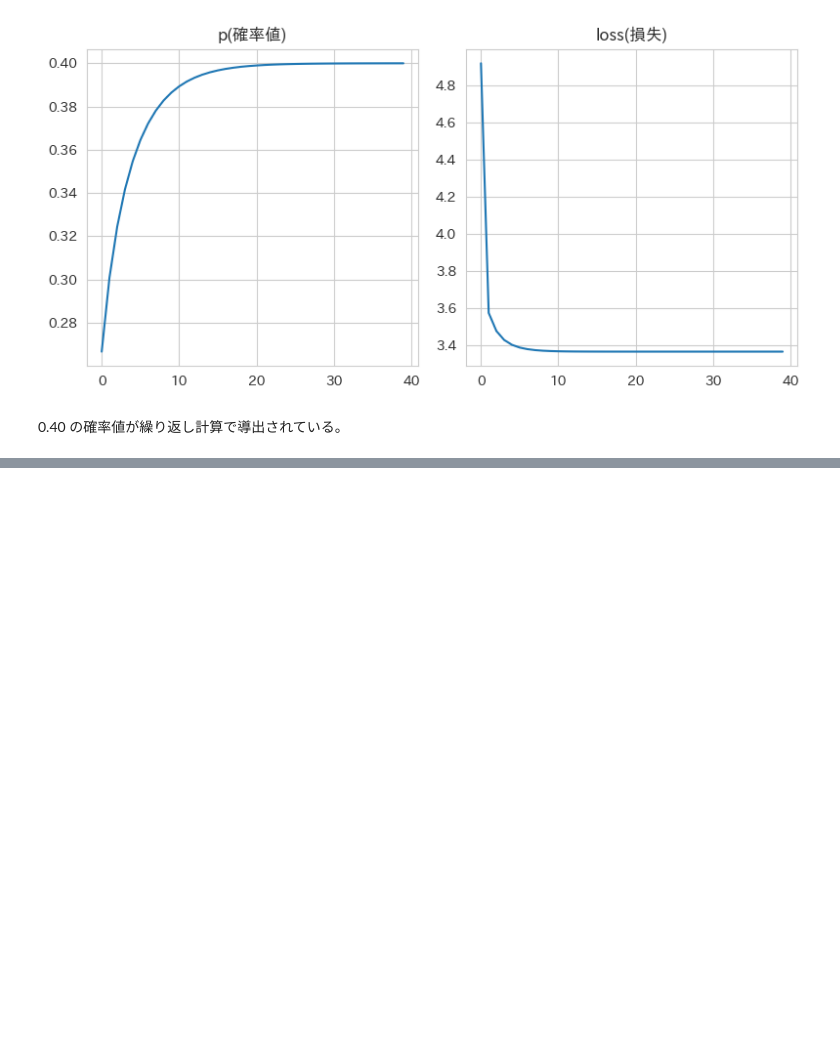
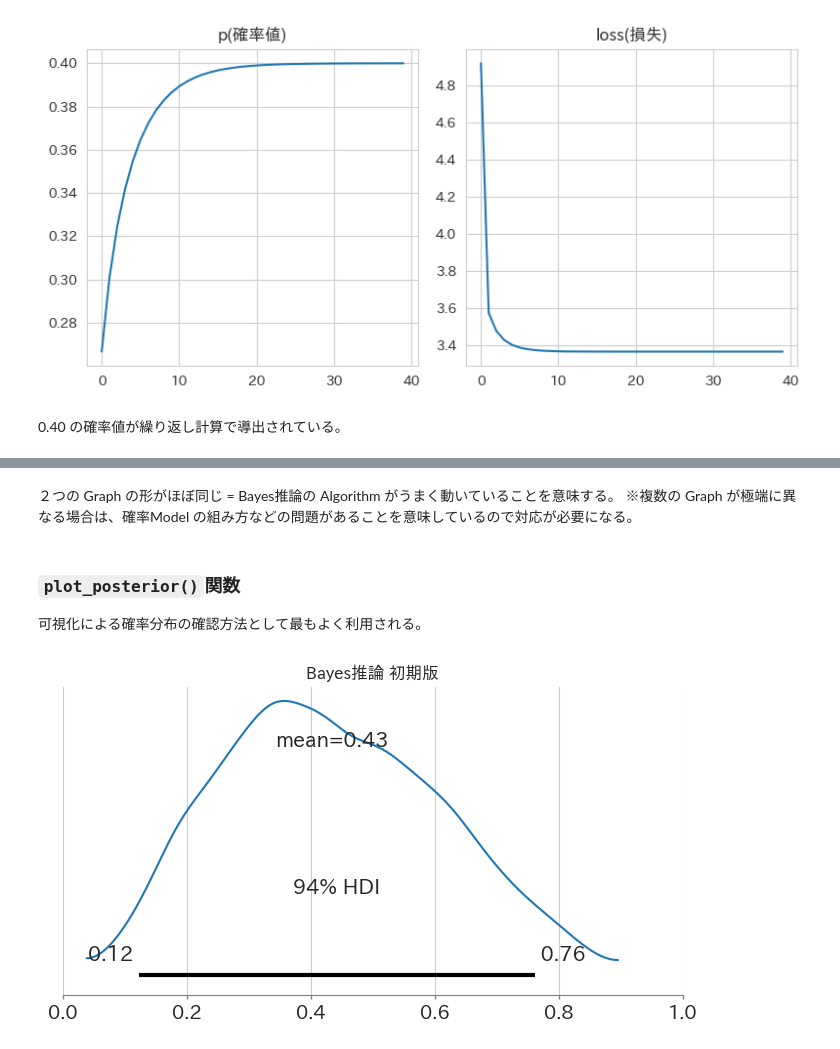
Before and after one commit to 1024xx4/py_bayes_intro, a Jupyter notebook: first_bayesian_interface_exercise.ipynb, the cells around one changed output, grey strips where cells are left out. Drawn from its saved outputs; the diff is of its cells as text; code cells hidden in the pictures; blank space fills up the shorter version.

```diff
--- a/first_bayesian_interface_exercise.ipynb
+++ b/first_bayesian_interface_exercise.ipynb
@@ -99,0 +223,14 @@ plt.show()
+# %% [markdown]
+２つの Graph の形がほぼ同じ = Bayes推論の Algorithm がうまく動いていることを意味する。
+※複数の Graph が極端に異なる場合は、確率Model の組み方などの問題があることを意味しているので対応が必要になる。
+# %% [markdown]
+### `plot_posterior()`関数
+可視化による確率分布の確認方法として最もよく利用される。
+# %%
+# plot_posterior()関数呼び出し
+ax = az.plot_posterior(idata1_2)
+ax.set_xlim(0, 1)
+ax.set_title('Bayes推論 初期版')
+plt.show()
+# %% [output]
+[figure, added]
```
Also changed, not shown: parts of 16 cells of this notebook, 1 other file.
